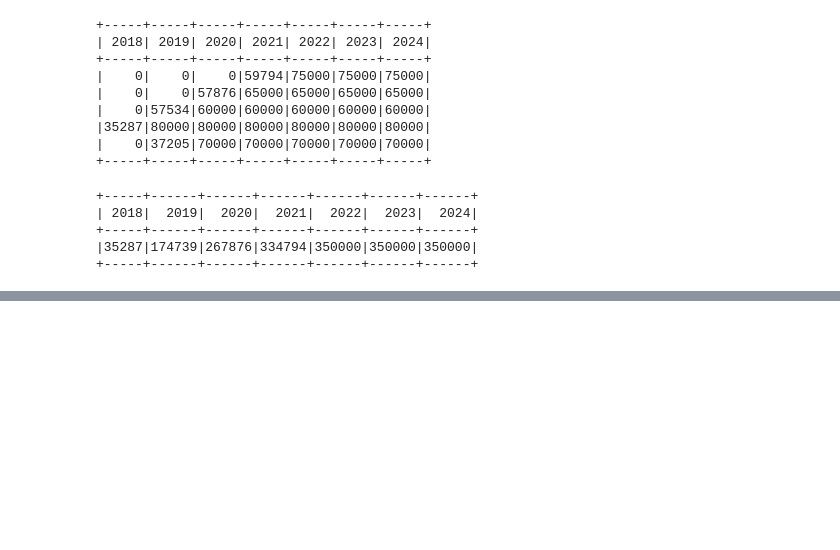
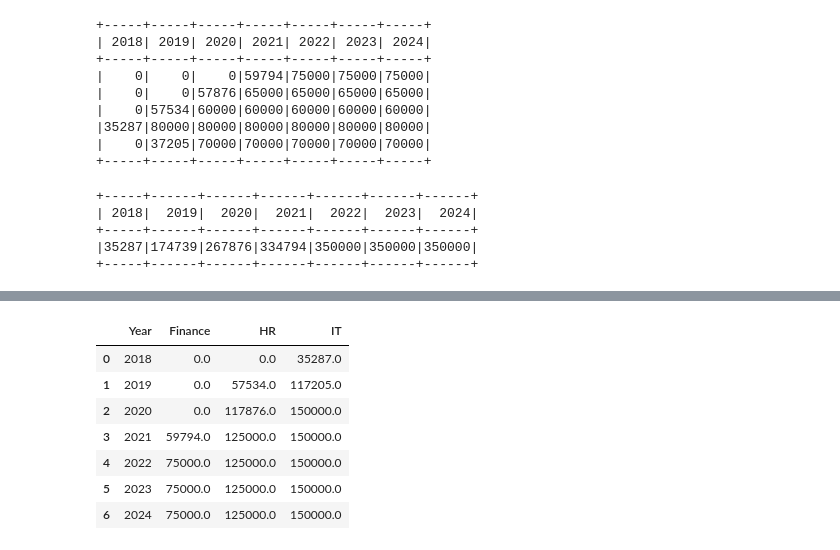
Before and after one commit to 20100215/DA-Must-Knows_Pandas-PySpark-SQL, a Jupyter notebook: notebook.ipynb, the cells around one changed output, grey strips where cells are left out. Saved outputs shown, nothing was run; the diff lists cells and outputs as text; code cells hidden in the pictures; blank space fills up the shorter version.

```diff
--- a/notebook.ipynb
+++ b/notebook.ipynb
@@ -750,0 +799,39 @@ total_salaries.show()
+# %%
+# SQL Solution
+pd.read_sql_query(f'''
+    WITH empid_year_cte AS (
+        SELECT
+            DISTINCT "EmployeeID",
+            '2018-01-01'::DATE + GENERATE_SERIES(0,6) * INTERVAL '1 YEAR' AS "StartYear"
+        FROM
+            {schema}.employees
+    ),
+    earned_per_employee_year_cte AS (
+        SELECT
+            "EmployeeID", "StartYear", "JoiningDate", "Department", "Salary",
+            CASE WHEN DATE_PART('year', "JoiningDate"::DATE) - DATE_PART('year', "StartYear") >= 1 THEN 0
+                 WHEN DATE_PART('year', "JoiningDate"::DATE) - DATE_PART('year', "StartYear") = 0 THEN
+                      FLOOR(DATE_PART('day', "StartYear" + INTERVAL '1 YEAR' - INTERVAL '1 DAY' - "JoiningDate"::DATE) / 365.0 * "Salary")
+                 ELSE "Salary" END AS "Earned"
+        FROM empid_year_cte
+        JOIN {schema}.employees USING ("EmployeeID")
+    )
+    SELECT
+        DATE_PART('year', "StartYear")::INT AS "Year",
+        SUM(CASE WHEN "Department" = 'Finance' THEN "Earned" END) AS "Finance",
+        SUM(CASE WHEN "Department" = 'HR' THEN "Earned" END) AS "HR",
+        SUM(CASE WHEN "Department" = 'IT' THEN "Earned" END) AS "IT"
+    FROM
+        earned_per_employee_year_cte
+    GROUP BY "Year"
+    ORDER BY "Year"
+''',conn)
+# %% [output]
+|  | Year | Finance | HR | IT |
+| 0 | 2018 | 0.0 | 0.0 | 35287.0 |
+| 1 | 2019 | 0.0 | 57534.0 | 117205.0 |
+| 2 | 2020 | 0.0 | 117876.0 | 150000.0 |
+| 3 | 2021 | 59794.0 | 125000.0 | 150000.0 |
+| 4 | 2022 | 75000.0 | 125000.0 | 150000.0 |
+| 5 | 2023 | 75000.0 | 125000.0 | 150000.0 |
+| 6 | 2024 | 75000.0 | 125000.0 | 150000.0 |
```
Also changed, not shown: parts of 10 cells of this notebook, 1 other file.
